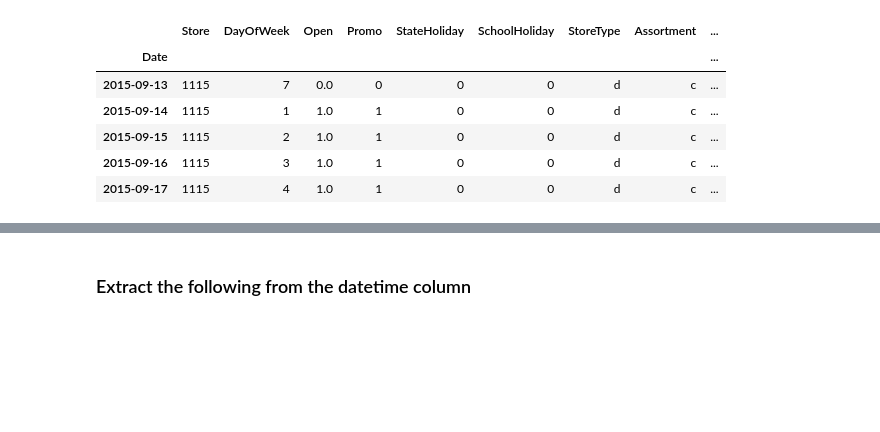
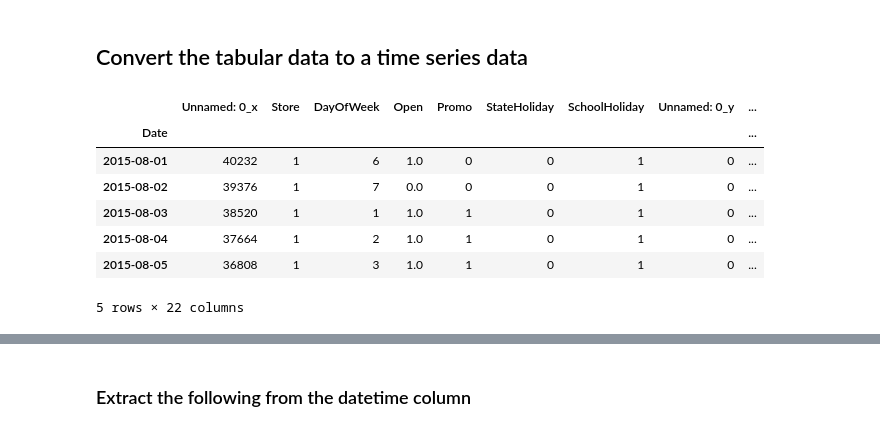
Before and after one commit to andyalex234/sales_forecasting, a Jupyter notebook: notebooks/preprocessing.ipynb, the cells around one changed output, grey strips where cells are left out. Cells and saved outputs as stored; diff of their text form; code cells hidden in the pictures; blank space fills up the shorter version.

```diff
--- a/notebooks/preprocessing.ipynb
+++ b/notebooks/preprocessing.ipynb
@@ -13,12 +16,14 @@ sys.path.append(os.path.abspath(os.path.join('..')))
 from src.data.manipulate import Manipulate
 # %%
 #read file
-train_df = pd.read_csv('../data/raw/train.csv', dtype={'StateHoliday': object})
-test_df = pd.read_csv('../data/raw/test.csv')
-store_df = pd.read_csv('../data/raw/store.csv')
+train_df = pd.read_csv('../data/clean/train.csv', dtype={'StateHoliday': object})
+test_df = pd.read_csv('../data/clean/test.csv')
+store_df = pd.read_csv('../data/clean/store.csv')
 # %%
 train_df = pd.merge(train_df, store_df, how= 'left', on='Store')
 test_df = pd.merge(test_df, store_df, how= 'left', on='Store')
+# %% [markdown]
+## Convert the tabular data to a time series data
 # %%
 #convert the tabular data to a time series data
 ID = test_df['Id']
@@ -35,12 +40,13 @@ for dataset in (train_df, test_df):
     dataset['WeekOfYear'] = dataset.Date.dt.weekofyear
     dataset.set_index('Date', inplace=True)
 # %%
-test_df.tail()
+test_df.head()
 # %% [output]
-|  | Store | DayOfWeek | Open | Promo | StateHoliday | SchoolHoliday | StoreType | Assortment | ... |
+|  | Unnamed: 0_x | Store | DayOfWeek | Open | Promo | StateHoliday | SchoolHoliday | Unnamed: 0_y | ... |
 | Date |  |  |  |  |  |  |  |  | ... |
-| 2015-09-13 | 1115 | 7 | 0.0 | 0 | 0 | 0 | d | c | ... |
-| 2015-09-14 | 1115 | 1 | 1.0 | 1 | 0 | 0 | d | c | ... |
-| 2015-09-15 | 1115 | 2 | 1.0 | 1 | 0 | 0 | d | c | ... |
-| 2015-09-16 | 1115 | 3 | 1.0 | 1 | 0 | 0 | d | c | ... |
-| 2015-09-17 | 1115 | 4 | 1.0 | 1 | 0 | 0 | d | c | ... |
+| 2015-08-01 | 40232 | 1 | 6 | 1.0 | 0 | 0 | 1 | 0 | ... |
+| 2015-08-02 | 39376 | 1 | 7 | 0.0 | 0 | 0 | 1 | 0 | ... |
+| 2015-08-03 | 38520 | 1 | 1 | 1.0 | 1 | 0 | 1 | 0 | ... |
+| 2015-08-04 | 37664 | 1 | 2 | 1.0 | 1 | 0 | 1 | 0 | ... |
+| 2015-08-05 | 36808 | 1 | 3 | 1.0 | 1 | 0 | 1 | 0 | ... |
+5 rows × 22 columns
```
Also changed, not shown: parts of 9 cells of this notebook, 1 other file.
